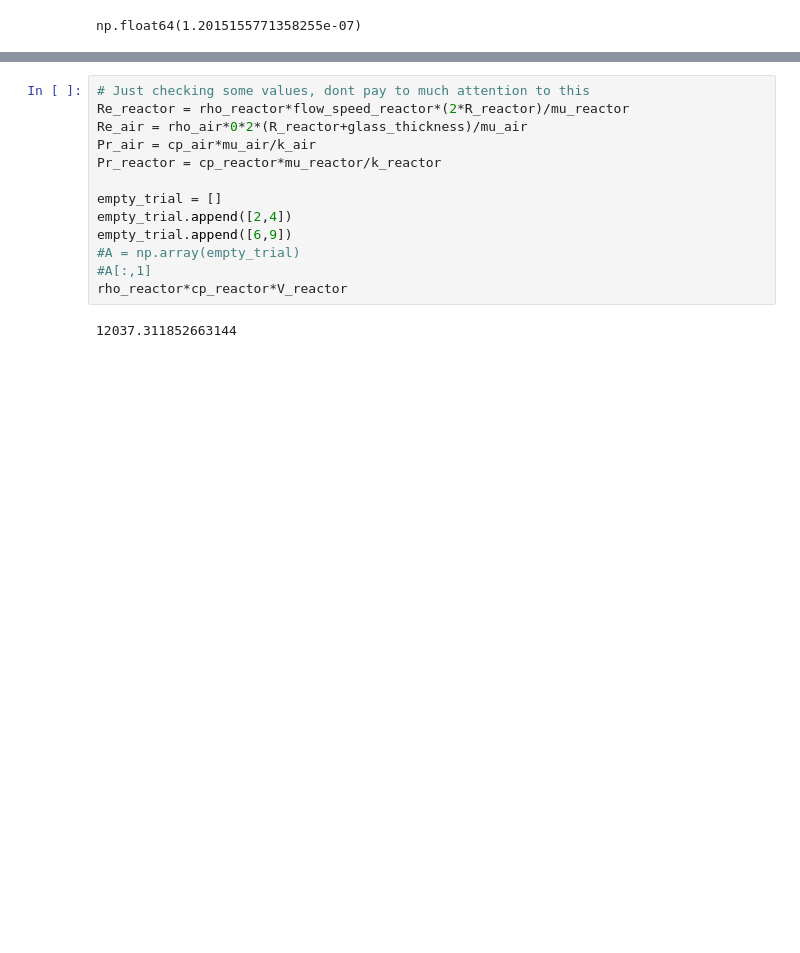
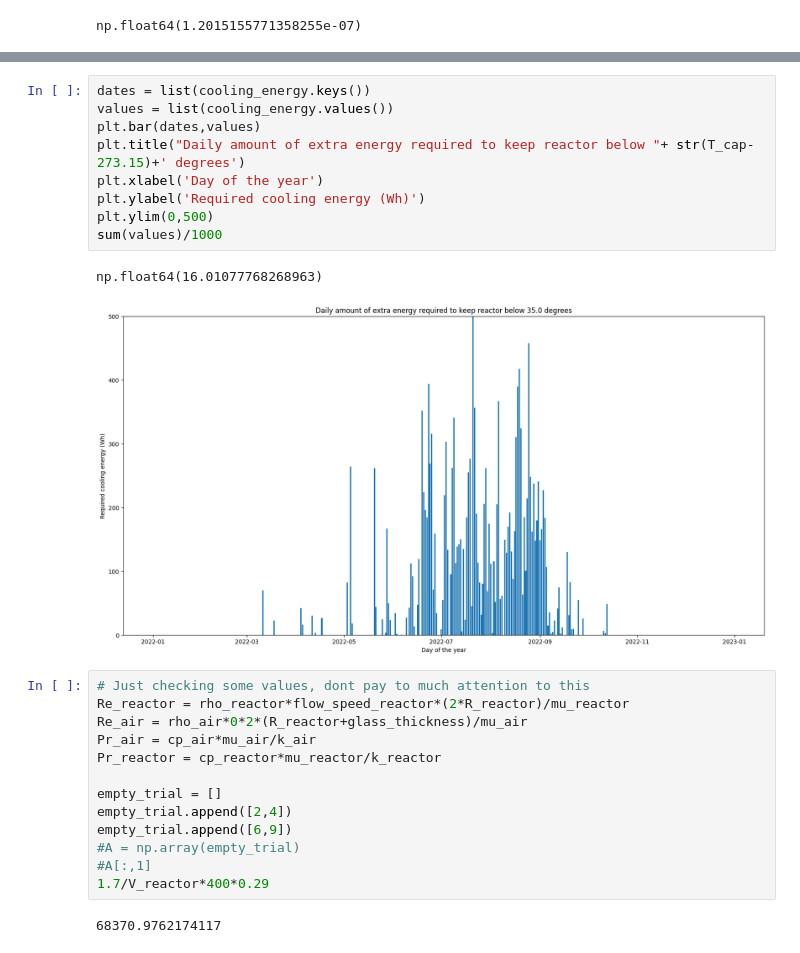
Before and after one commit to MatthijsKok01/Code, a Jupyter notebook: test.ipynb, the cells around one changed output, grey strips where cells are left out. Drawn from its saved outputs; the diff is of its cells as text; blank space fills up the shorter version.

```diff
--- a/test.ipynb
+++ b/test.ipynb
@@ -553,3 +603,15 @@ Text(0, 0.5, 'heat flux (W)')
+# %%
+dates = list(cooling_energy.keys())
+values = list(cooling_energy.values())
+plt.bar(dates,values)
+plt.title("Daily amount of extra energy required to keep reactor below "+ str(T_cap-273.15)+' degrees')
+plt.xlabel('Day of the year')
+plt.ylabel('Required cooling energy (Wh)')
+plt.ylim(0,500)
+sum(values)/1000
+# %% [output]
+np.float64(16.01077768268963)
+[figure, added]
 # %%
 # Just checking some values, dont pay to much attention to this
 Re_reactor = rho_reactor*flow_speed_reactor*(2*R_reactor)/mu_reactor
@@ -562,9 +624,9 @@ empty_trial.append([2,4])
 empty_trial.append([6,9])
 #A = np.array(empty_trial)
 #A[:,1]
-rho_reactor*cp_reactor*V_reactor
+1.7/V_reactor*400*0.29
 # %% [output]
-12037.311852663144
+68370.9762174117
 # %%
 # See if a smaller time step would change the values of the calculated temperatures (spoiler, it did not)
 t_span_small = np.arange(t_span[0],t_span[-1],1/60)
```
Also changed, not shown: parts of 19 cells of this notebook.
